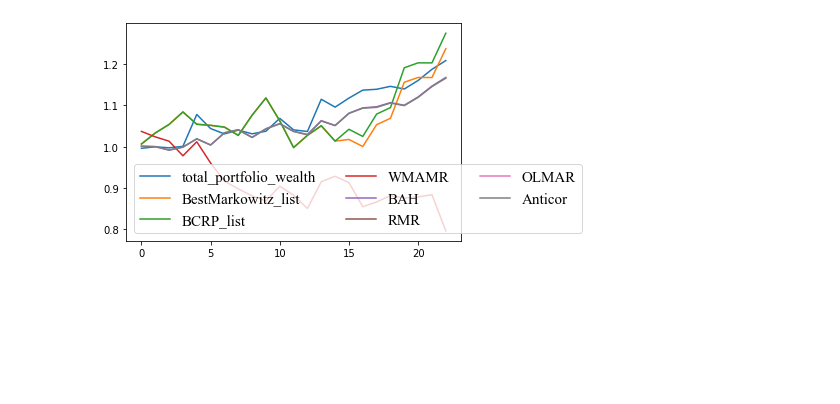
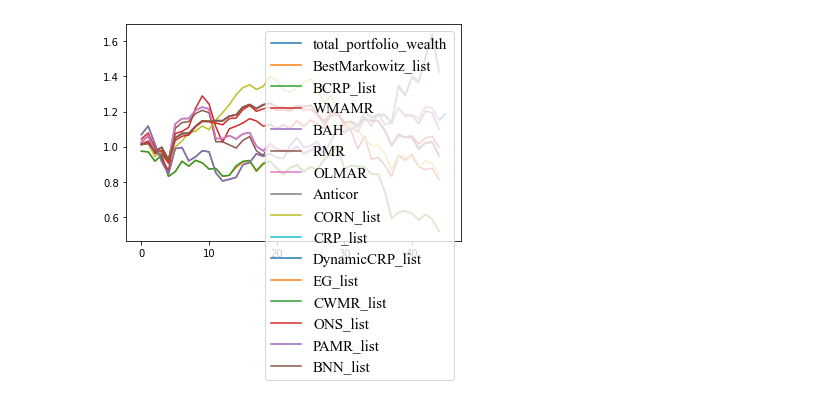
Before and after one commit to HarryBlaine/PPO-PM, a Jupyter notebook: try.ipynb, the cells around one changed output. Saved outputs shown, nothing was run; the diff lists cells and outputs as text; code cells hidden in the pictures; blank space fills up the shorter version.

```diff
--- a/try.ipynb
+++ b/try.ipynb
@@ -346,7 +551,7 @@ print(wealth)
 # %%
 wealth = 1
 WMAMR_list = []
-for i in range(24):
+for i in range(46):
     if i>0:
         new_test = test_set.iloc[10*i:10*i+10]
         algo = WMAMR()
@@ -377,7 +582,7 @@ print(wealth)
 # %%
 wealth = 1
 BAH_list = []
-for i in range(24):
+for i in range(46):
     if i>0:
         new_test = test_set.iloc[10*i:10*i+10]
         algo = BAH()
@@ -408,7 +613,7 @@ print(wealth)
 # %%
 wealth = 1
 Anticor_list = []
-for i in range(24):
+for i in range(46):
     if i>0:
         new_test = test_set.iloc[10*i:10*i+10]
         algo = Anticor()
@@ -439,7 +644,7 @@ print(wealth)
 # %%
 wealth = 1
 CORN_list = []
-for i in range(24):
+for i in range(46):
     if i>0:
         new_test = test_set.iloc[10*i:10*i+10]
         algo = CORN()
@@ -736,14 +704,23 @@ print(list(avg(purr)))
 # %%
 plt.plot(total_portfolio_wealth)
 #plt.plot(list(avg(purr)))
 plt.plot(BestMarkowitz_list)
 plt.plot(BCRP_list)
 plt.plot(WMAMR_list)
 plt.plot(BAH_list)
 plt.plot(RMR_list)
 plt.plot(OLMAR_list)
 plt.plot(Anticor_list)
-plt.legend(["total_portfolio_wealth","BestMarkowitz_list","BCRP_list","WMAMR","BAH","RMR","OLMAR","Anticor"], ncol=3, prop={"family": "Times New Roman", "size": 15})
+plt.plot(CORN_list)
+plt.plot(CRP_list)
+plt.plot(DynamicCRP_list)
+plt.plot(EG_list)
+plt.plot(CWMR_list)
+plt.plot(ONS_list)
+plt.plot(PAMR_list)
+plt.plot(BNN_list)
+plt.legend(["total_portfolio_wealth","BestMarkowitz_list","BCRP_list","WMAMR","BAH","RMR","OLMAR","Anticor","CORN_list","CRP_list",
+           "DynamicCRP_list","EG_list","CWMR_list","ONS_list","PAMR_list","BNN_list"], ncol=1, prop={"family": "Times New Roman", "size": 15})
 plt.show()
 # %% [output]
-[figure, old version]
+[figure, new version]
```
Also changed, not shown: parts of 29 cells of this notebook, 18 other files.
